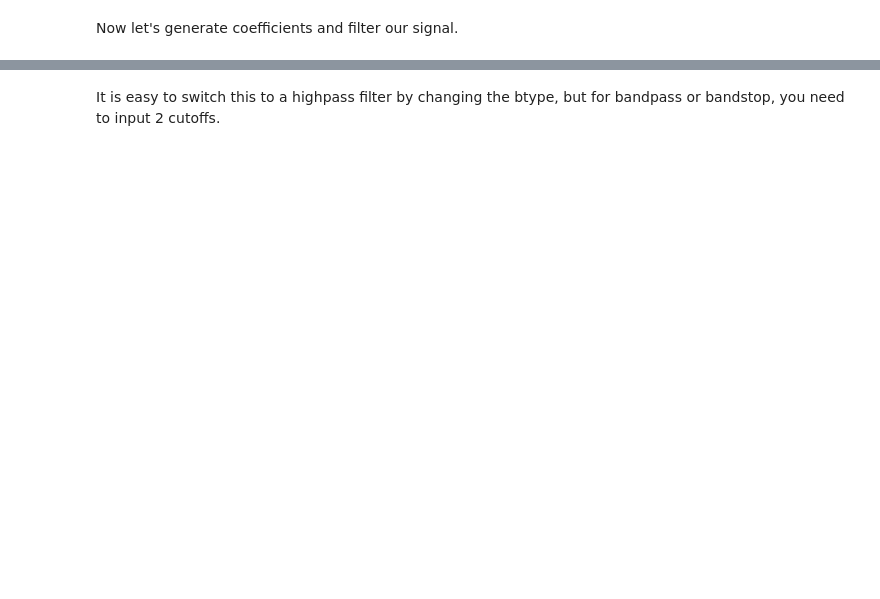
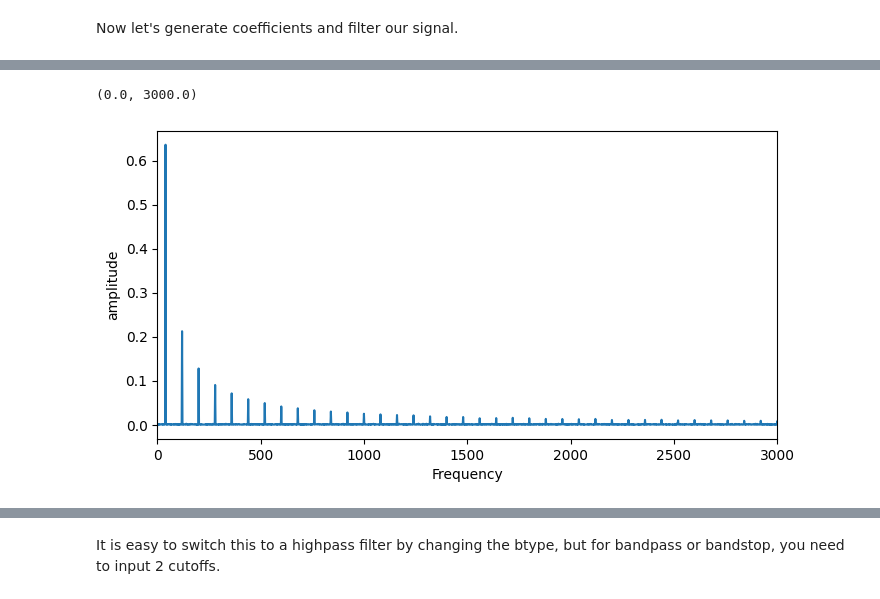
Before and after one commit to adityarpawar1902/AudioTechII, a Jupyter notebook: Lectures-Blank/Lesson08_DelayAndFilters.ipynb, the cells around one changed output, grey strips where cells are left out. Drawn from its saved outputs; the diff is of its cells as text; code cells hidden in the pictures; blank space fills up the shorter version.

```diff
--- a/Lectures-Blank/Lesson08_DelayAndFilters.ipynb
+++ b/Lectures-Blank/Lesson08_DelayAndFilters.ipynb
@@ -163,0 +200,9 @@ Now let's generate coefficients and filter our signal.
+# %%
+plt.figure(figsize=(8,4))
+N=fs
+plt.magnitude_spectrum(signal+noise, N)
+plt.ylabel('amplitude')
+plt.xlim(0,3000)
+# %% [output]
+(0.0, 3000.0)
+[figure, added]
```
Also changed, not shown: parts of 11 cells of this notebook.
